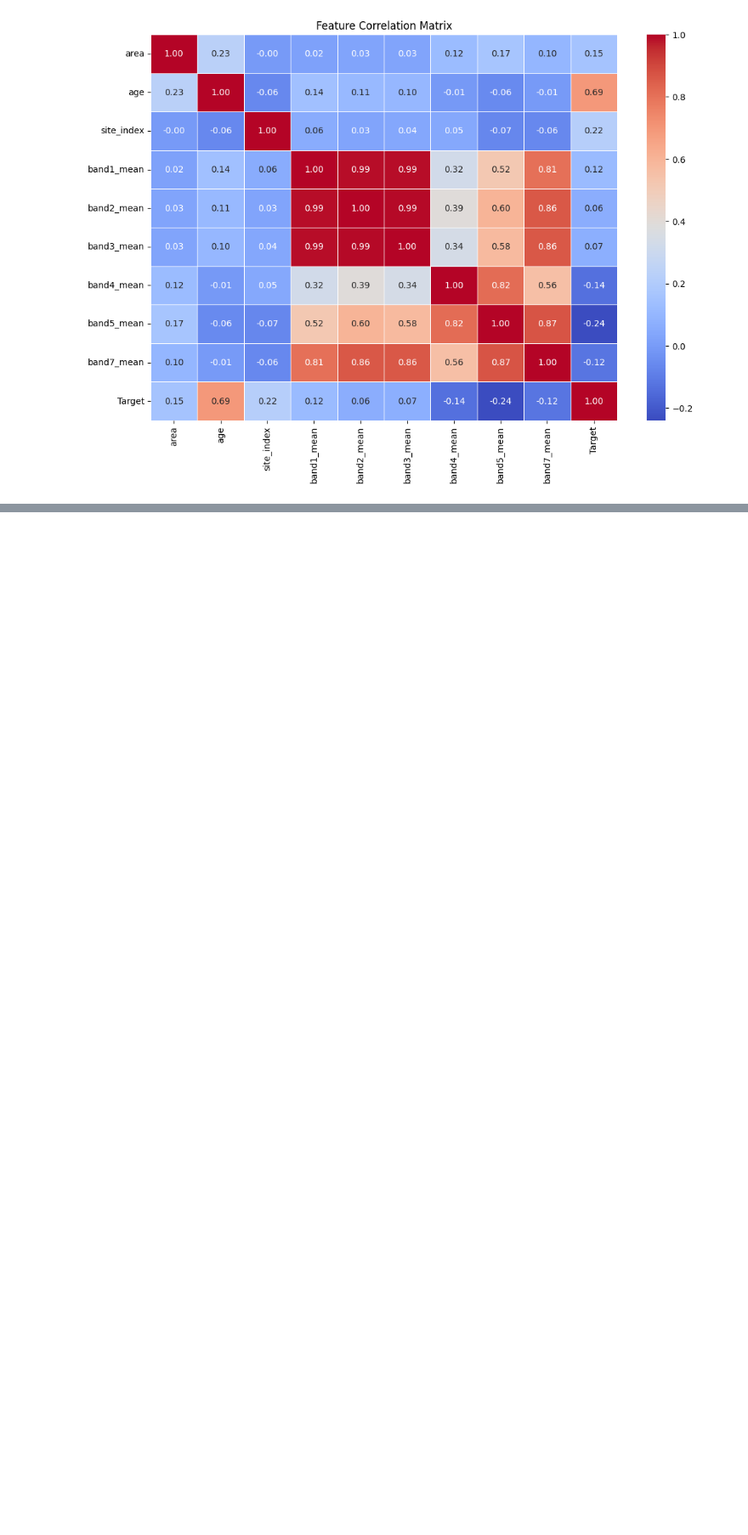
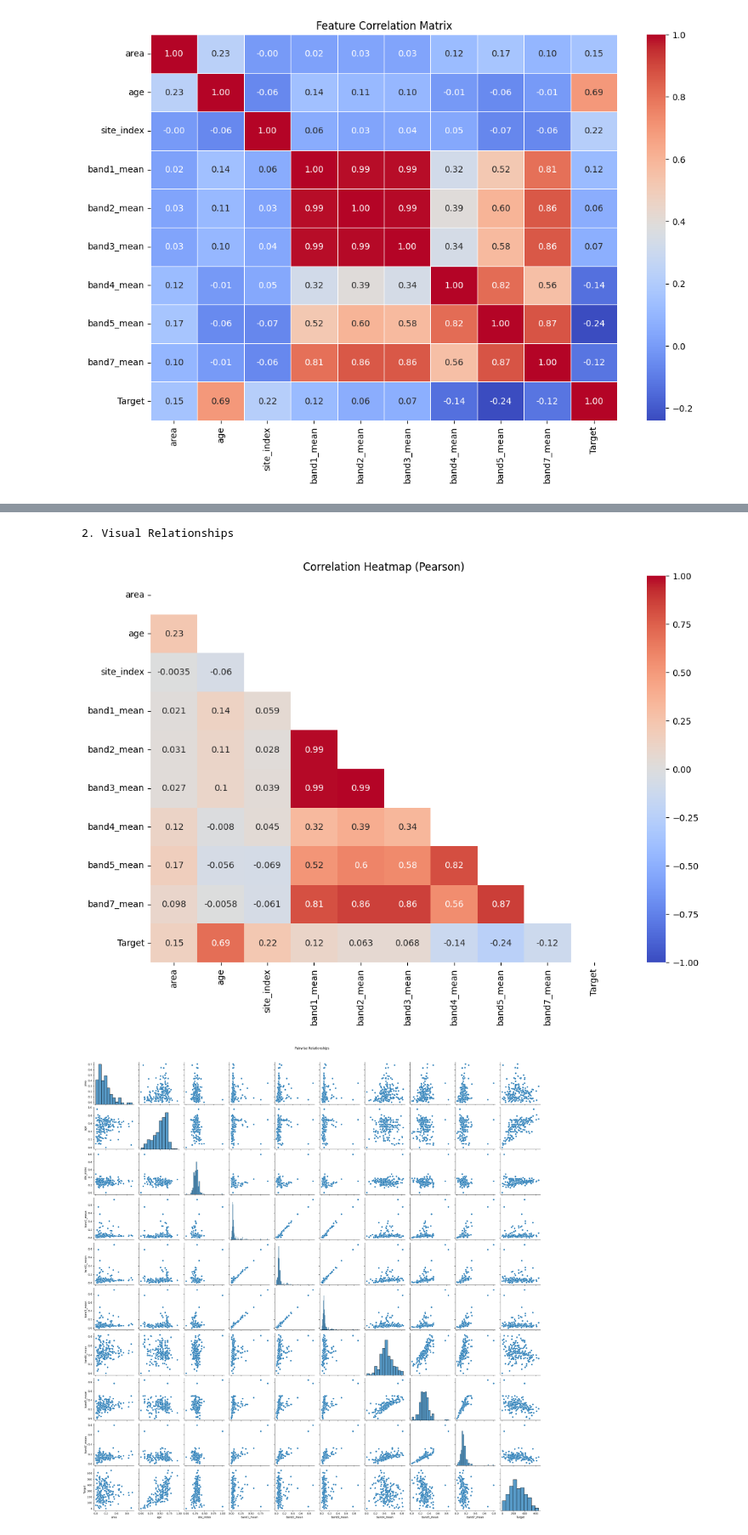
Before and after one commit to KaxitPandya/699-Project, a Jupyter notebook: ECE_699A.ipynb, the cells around one changed output, grey strips where cells are left out. Shown at 85% size. Drawn from its saved outputs; the diff is of its cells as text; code cells hidden in the pictures; blank space fills up the shorter version.

```diff
--- a/ECE_699A.ipynb
+++ b/ECE_699A.ipynb
@@ -88,3 +90,17 @@ plt.title('Feature Correlation Matrix')
 plt.show()
 # %% [output]
 [figure]
+# %%
+# Correlation Analysis
+print("\n\033[1m1. Correlation Analysis\033[0m")
+numeric_df = df.select_dtypes(include=[np.number])
+
+# Pearson correlation
+pearson_corr = numeric_df.corr()
+print("\nPearson Correlation Matrix:")
+display(pearson_corr)
+
+# Spearman correlation (for non-linear relationships)
+spearman_corr = numeric_df.corr(method='spearman')
+print("\nSpearman Rank Correlation Matrix:")
+display(spearman_corr)
@@ -90,0 +134,22 @@ plt.show()
+# %%
+# Visualization
+print("\n\033[1m2. Visual Relationships\033[0m")
+
+# Heatmap
+plt.figure(figsize=(12,8))
+sns.heatmap(pearson_corr,
+            annot=True,
+            cmap='coolwarm',
+            vmin=-1, vmax=1,
+            mask=np.triu(np.ones_like(pearson_corr)))
+plt.title('Correlation Heatmap (Pearson)')
+plt.show()
+
+# Pairplot for multivariate analysis
+sns.pairplot(df.sample(min(200, len(df)), random_state=1))
+plt.suptitle('Pairwise Relationships', y=1.02)
+plt.show()
+# %% [output]
+2. Visual Relationships
+[figure, added]
+[figure, added]
```
Also changed, not shown: parts of 5 cells of this notebook.
